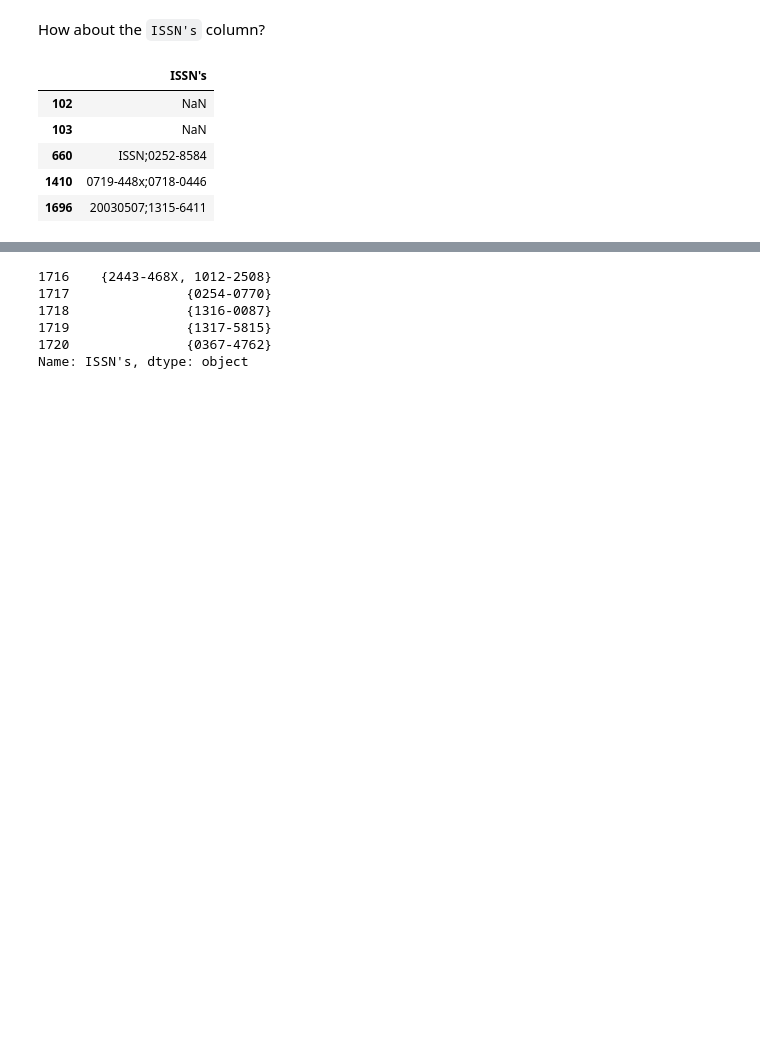
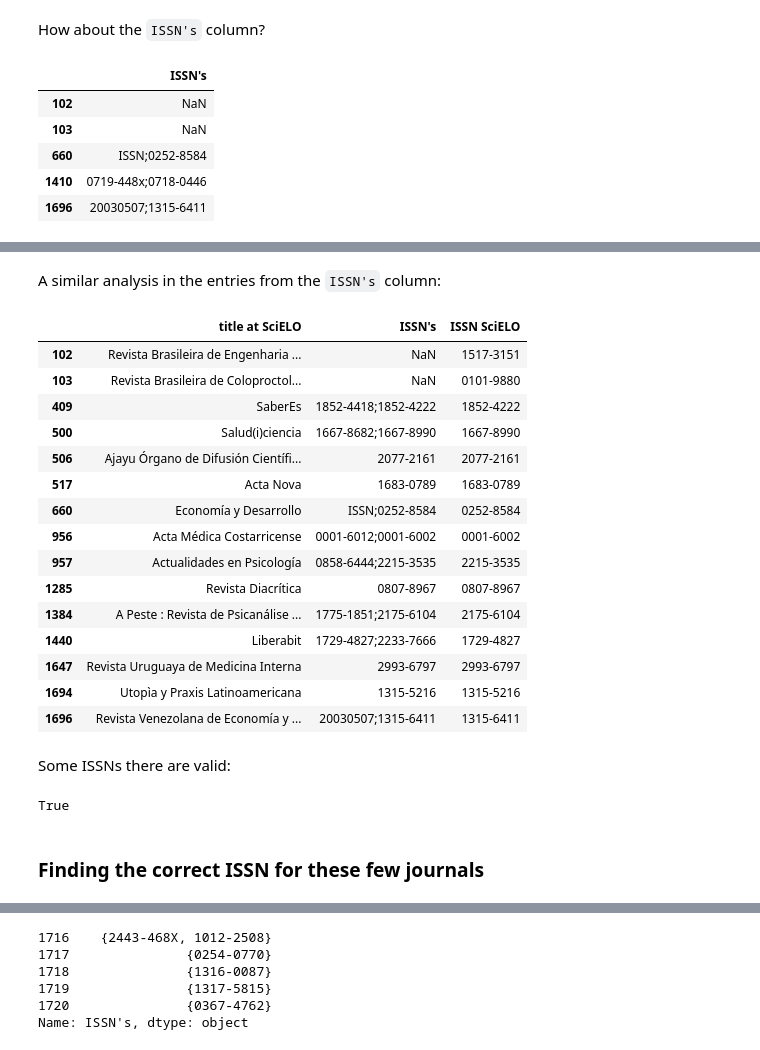
Before and after one commit to scieloorg/scielo20gt6, a Jupyter notebook: clean_issn.ipynb, the cells around one changed output, grey strips where cells are left out. Drawn from its saved outputs; the diff is of its cells as text; code cells hidden in the pictures; blank space fills up the shorter version.

```diff
--- a/clean_issn.ipynb
+++ b/clean_issn.ipynb
@@ -75,0 +134,12 @@ and by using a mapping to remove the undesired value.
+# %%
+def issn_digit(issn7):
+    issn7_int = map(int, issn7)
+    dp_pairs = zip(issn7_int, [8, 7, 6, 5, 4, 3, 2])
+    dot_product = sum(a * b for a, b in dp_pairs)
+    rem_compl = (-dot_product) % 11
+    return "X" if rem_compl == 10 else str(rem_compl)
+# %%
+def check_issn_digit(issn):
+    issn_clean = issn.replace("-", "").strip().upper()
+    return len(issn_clean) == 8 \
+       and issn_clean[-1] == issn_digit(issn_clean[:7])
@@ -75,0 +214,34 @@ and by using a mapping to remove the undesired value.
+# %% [markdown]
+A similar analysis in the entries from the `ISSN's` column:
+# %%
+journals[["title at SciELO", "ISSN's", "ISSN SciELO"]] \
+        [journals["ISSN's"].fillna("").str.split(";")
+                           .apply(lambda issns: not all(check_issn_digit(issn)
+                                                        for issn in issns))]
+# %% [output]
+|  | title at SciELO | ISSN's | ISSN SciELO |
+| 102 | Revista Brasileira de Engenharia ... | NaN | 1517-3151 |
+| 103 | Revista Brasileira de Coloproctol... | NaN | 0101-9880 |
+| 409 | SaberEs | 1852-4418;1852-4222 | 1852-4222 |
+| 500 | Salud(i)ciencia | 1667-8682;1667-8990 | 1667-8990 |
+| 506 | Ajayu Órgano de Difusión Científi... | 2077-2161 | 2077-2161 |
+| 517 | Acta Nova | 1683-0789 | 1683-0789 |
+| 660 | Economía y Desarrollo | ISSN;0252-8584 | 0252-8584 |
+| 956 | Acta Médica Costarricense | 0001-6012;0001-6002 | 0001-6002 |
+| 957 | Actualidades en Psicología | 0858-6444;2215-3535 | 2215-3535 |
+| 1285 | Revista Diacrítica | 0807-8967 | 0807-8967 |
+| 1384 | A Peste : Revista de Psicanálise ... | 1775-1851;2175-6104 | 2175-6104 |
+| 1440 | Liberabit | 1729-4827;2233-7666 | 1729-4827 |
+| 1647 | Revista Uruguaya de Medicina Interna | 2993-6797 | 2993-6797 |
+| 1694 | Utopìa y Praxis Latinoamericana | 1315-5216 | 1315-5216 |
+| 1696 | Revista Venezolana de Economía y ... | 20030507;1315-6411 | 1315-6411 |
+# %% [markdown]
+Some ISSNs there are valid:
+# %%
+all(check_issn_digit(issn)
+    for issn in ["0252-8584", "1315-6411", "1667-8990", "1729-4827",
+                 "1852-4222", "2175-6104", "2215-3535"])
+# %% [output]
+True
+# %% [markdown]
+### Finding the correct ISSN for these few journals
```
Also changed, not shown: parts of 37 cells of this notebook.
